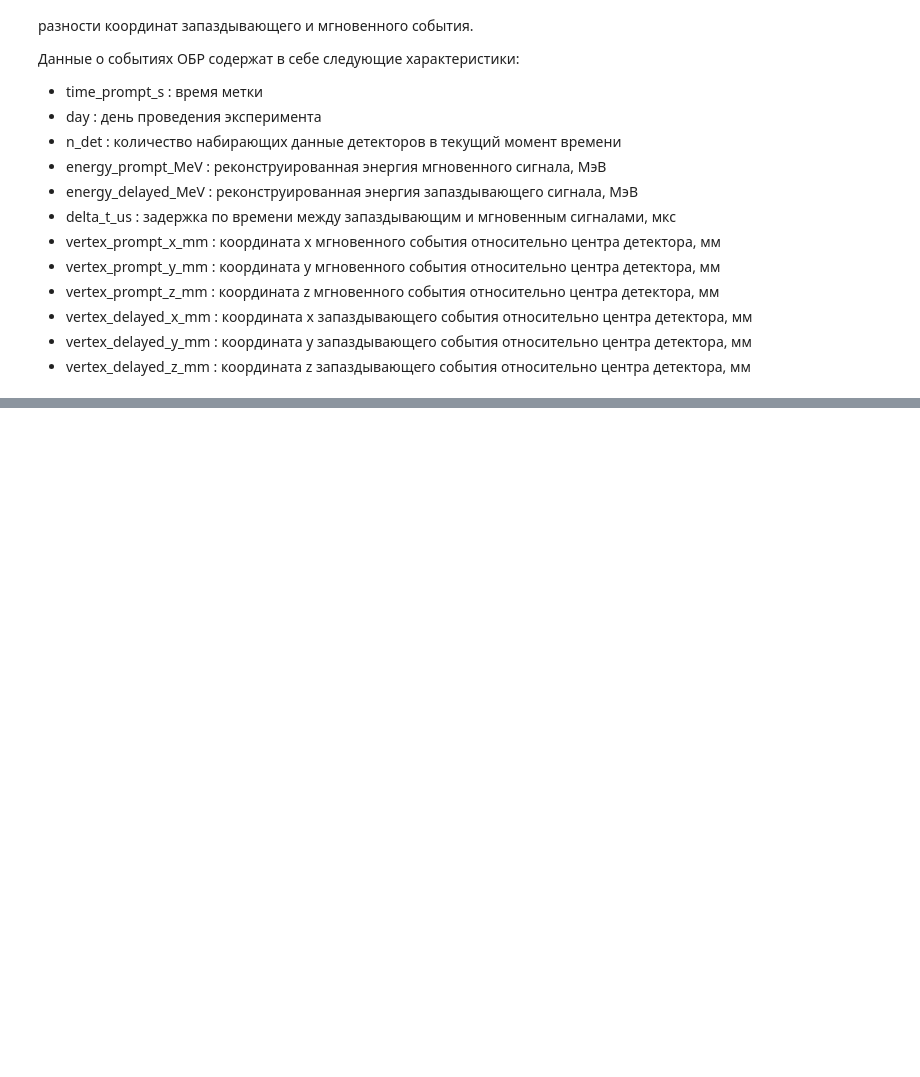
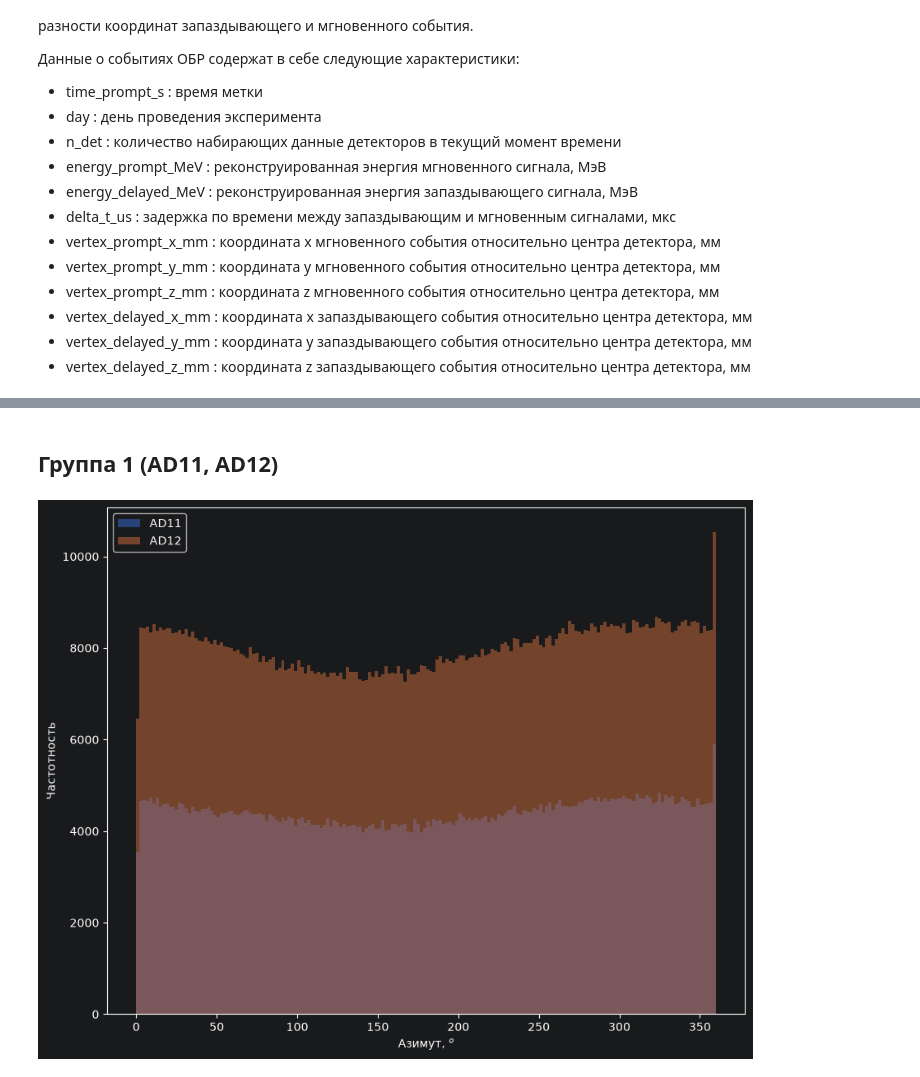
Before and after one commit to Dmitriy-Arhipov/lpr_python_1sem, a Jupyter notebook: DayaBay.ipynb, the cells around one changed output, grey strips where cells are left out. Cells and saved outputs as stored; diff of their text form; code cells hidden in the pictures; blank space fills up the shorter version.

```diff
--- a/DayaBay.ipynb
+++ b/DayaBay.ipynb
@@ -43,0 +66,14 @@ ang = angles(df)
+# %%
+def get_angles(n):
+    with open(path(n)) as f:
+        df = pd.read_csv(f, sep='\t')
+        return angles(df)
+a11, a12, a21, a22, a31, a32, a33, a34 = map(get_angles, [11,12,21,22,31,32,33,34])
+# %% [markdown]
+## Группа 1 (AD11, AD12)
+# %%
+df = pd.DataFrame({'AD11':a11['a'], 'AD12':a12['a']})
+plt = df.plot.hist(alpha=0.5, bins=180, subplots=False,
+layout=(3, 1), figsize=(10, 8),xlabel=r'Азимут, $^o$', ylabel='Частотность')
+# %% [output]
+[figure, added]
```
Also changed, not shown: parts of 12 cells of this notebook, 1 other file.
